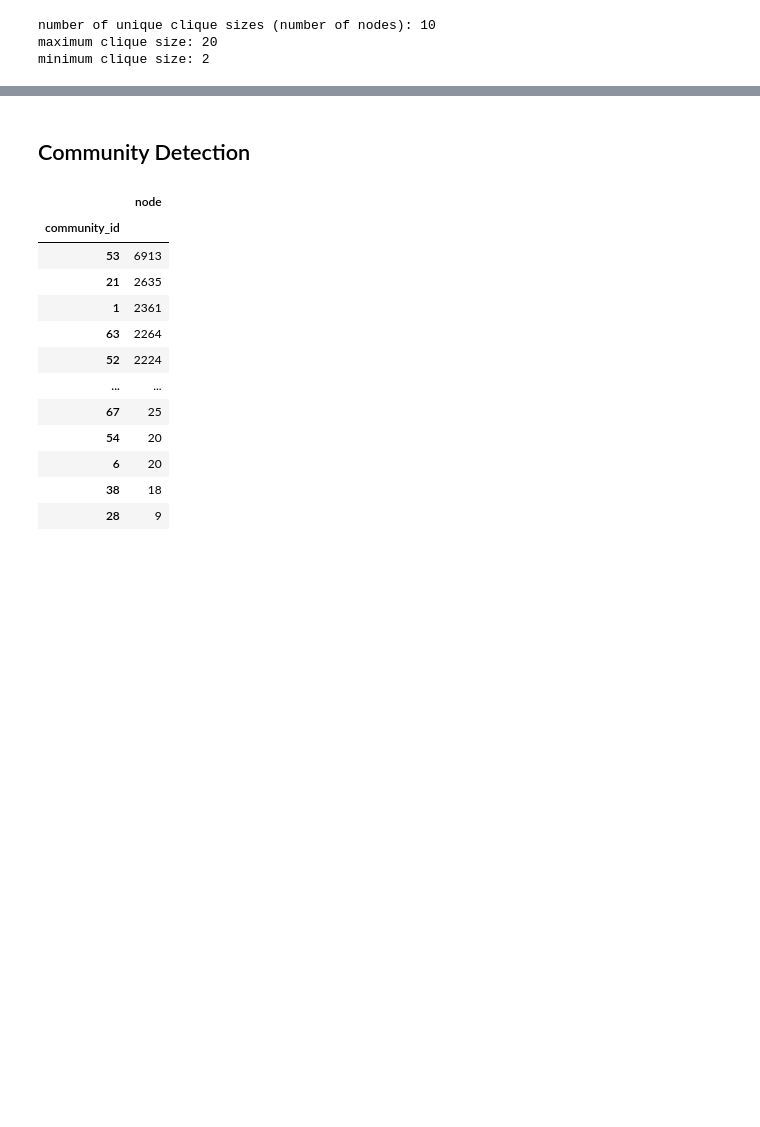
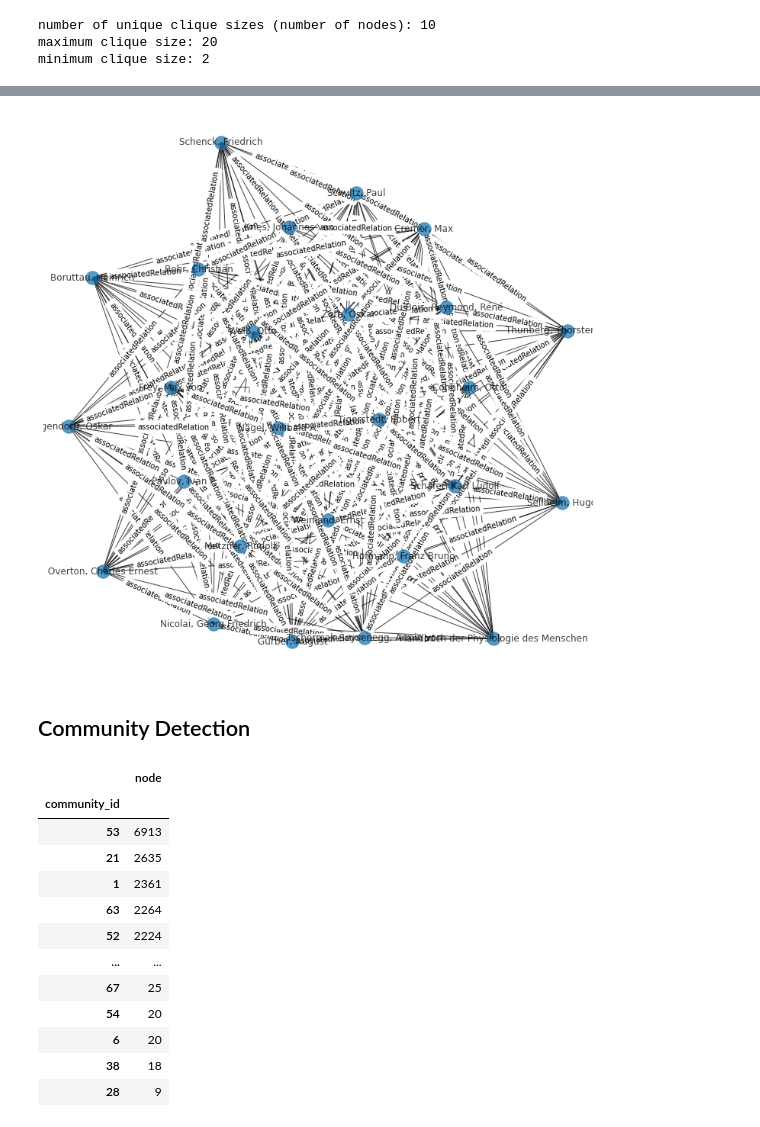
Before and after one commit to sonar-idh/jupyter-curriculum, a Jupyter notebook: notebooks/Notebook 4 - History of Medicine.ipynb, the cells around one changed output, grey strips where cells are left out. Drawn from its saved outputs; the diff is of its cells as text; code cells hidden in the pictures; blank space fills up the shorter version.

```diff
--- a/notebooks/Notebook 4 - History of Medicine.ipynb
+++ b/notebooks/Notebook 4 - History of Medicine.ipynb
@@ -508,3 +517,20 @@ nt.show('./html_networks/cliques_network.html')
+# %%
+pos = nx.spring_layout(cliques_subgraph,  seed = 42)
+plt.rcParams['figure.figsize'] = [10, 10]
+#plt.figure()
+
+node_labels_names = nx.get_node_attributes(cliques_subgraph, "Name")
+node_labels_titles = nx.get_node_attributes(cliques_subgraph, "Title")
+node_labels = {**node_labels_names, **node_labels_titles}
+
+edge_labels = nx.get_edge_attributes(cliques_subgraph, "SourceType")
+
+nx.draw(cliques_subgraph, pos = pos, labels = node_labels, alpha = 0.75)
+nx.draw_networkx_edge_labels(cliques_subgraph, pos = pos, edge_labels=edge_labels, label_pos=0.5)
+
+plt.show()
+# %% [output]
+[figure, added]
 # %% [markdown]
 ## Community Detection
 # %%
```
Also changed, not shown: parts of 58 cells of this notebook.
